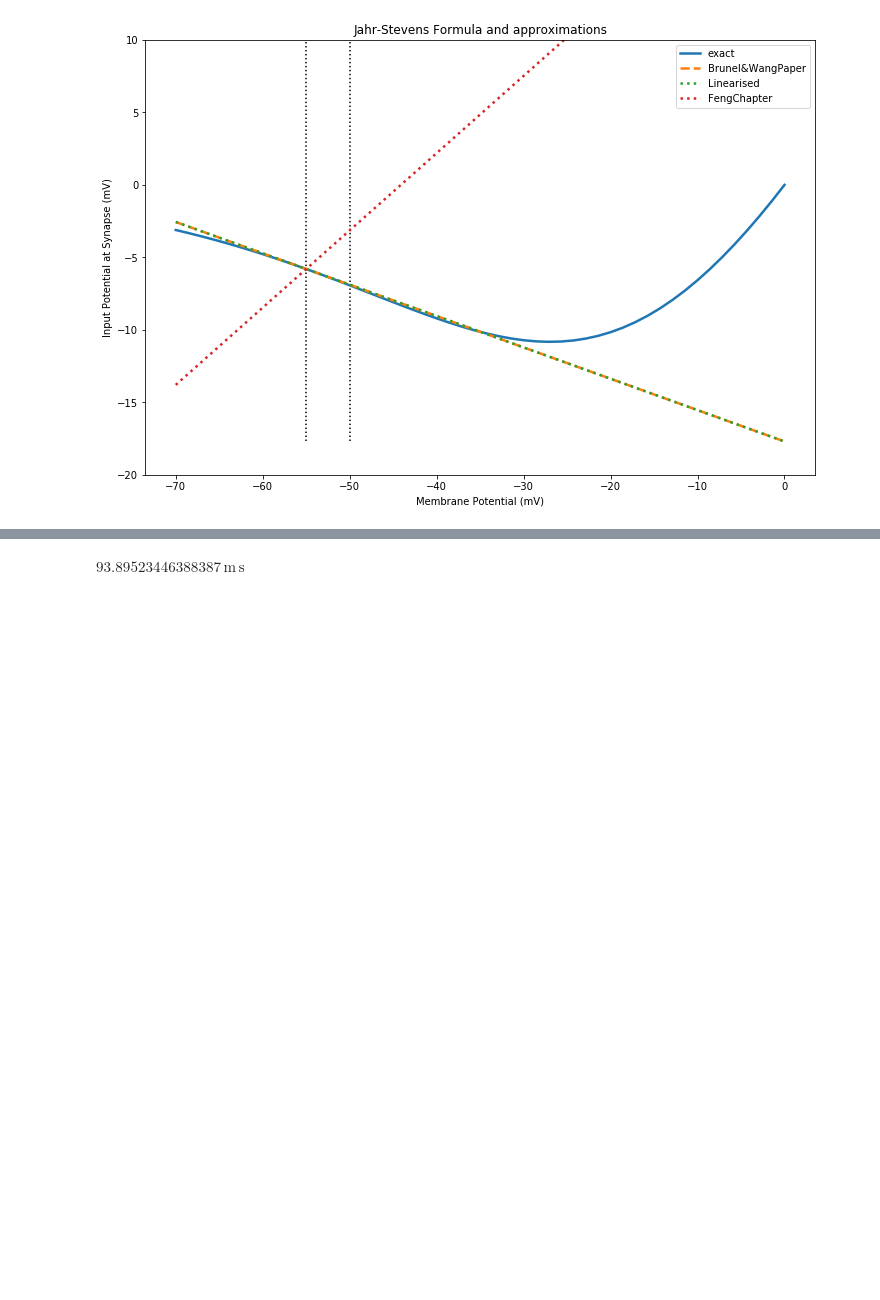
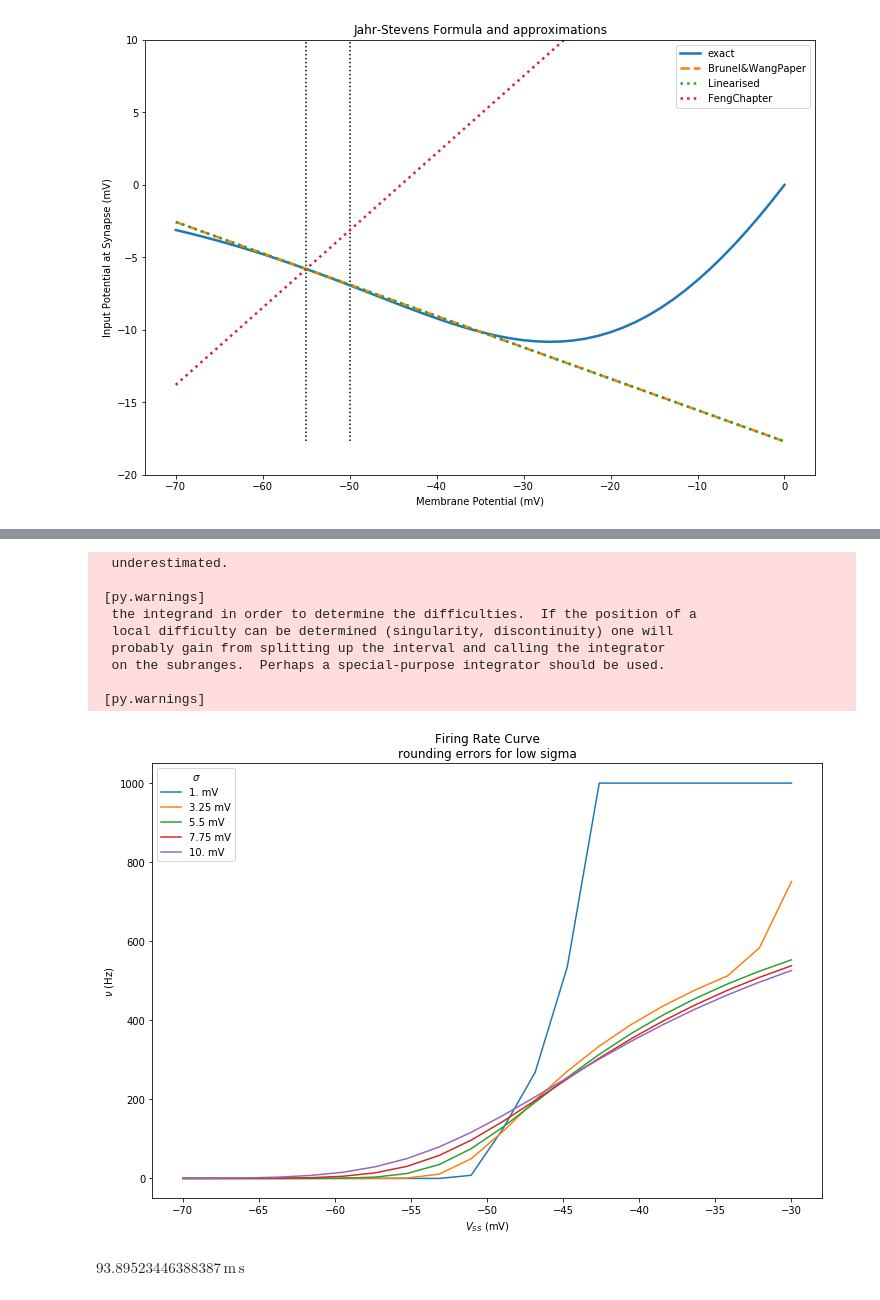
Before and after one commit to DeanTM/masters-scripts, a Jupyter notebook: Firing Rate model/Fully Dynamic Rate Based Model.ipynb, the cells around one changed output, grey strips where cells are left out. Saved outputs shown, nothing was run; the diff lists cells and outputs as text; code cells hidden in the pictures; blank space fills up the shorter version.

Commit message:
added Siegert curve

```diff
--- a/Firing Rate model/Fully Dynamic Rate Based Model.ipynb
+++ b/Firing Rate model/Fully Dynamic Rate Based Model.ipynb
@@ -241,6 +244,39 @@ def phi_siegert(
     )
 
     return (tau_refrac + tau_m_eff * np.sqrt(np.pi) * integral)**-1
+# %%
+plt.figure(figsize=(12, 8))
+
+tau_m_eff = 3 * b2.ms
+b = np.sqrt(tau_AMPA / tau_m_eff)
+tau_refrac = 1 * b2.ms
+sigma_vals = np.linspace(1, 10, 5) * b2.mV
+for sigma in sigma_vals:
+    V_SS = np.linspace(-70, -30, 20) * b2.mV
+    UB = (V_thr - V_SS)/sigma + 1.03*b
+    LB = (V_reset - V_SS)/sigma + 1.03*b
+    phi_vals = []
+    for lb, ub in zip(LB, UB):
+        phi = phi_siegert(
+            tau_refrac, tau_m_eff, lb, ub
+        )
+        phi_vals.append(phi)
+    plt.plot(V_SS / b2.mV, phi_vals, label=sigma)
+plt.xlabel(r'$V_{SS}$ (mV)')
+plt.ylabel(r'$\nu$ (Hz)')
+plt.legend(title=r'$\sigma$')
+plt.title('Firing Rate Curve\nrounding errors for low sigma');
+# %% [output]
+  underestimated.
+
+ [py.warnings]
+  the integrand in order to determine the difficulties.  If the position of a
+  local difficulty can be determined (singularity, discontinuity) one will
+  probably gain from splitting up the interval and calling the integrator
+  on the subranges.  Perhaps a special-purpose integrator should be used.
+
+ [py.warnings]
+[figure, added]
 # %%
 # Effective parameters
 # def get_g_NMDA_eff(V, g_NMDA_kl):
```
Also changed, not shown: parts of 1 cell of this notebook.
